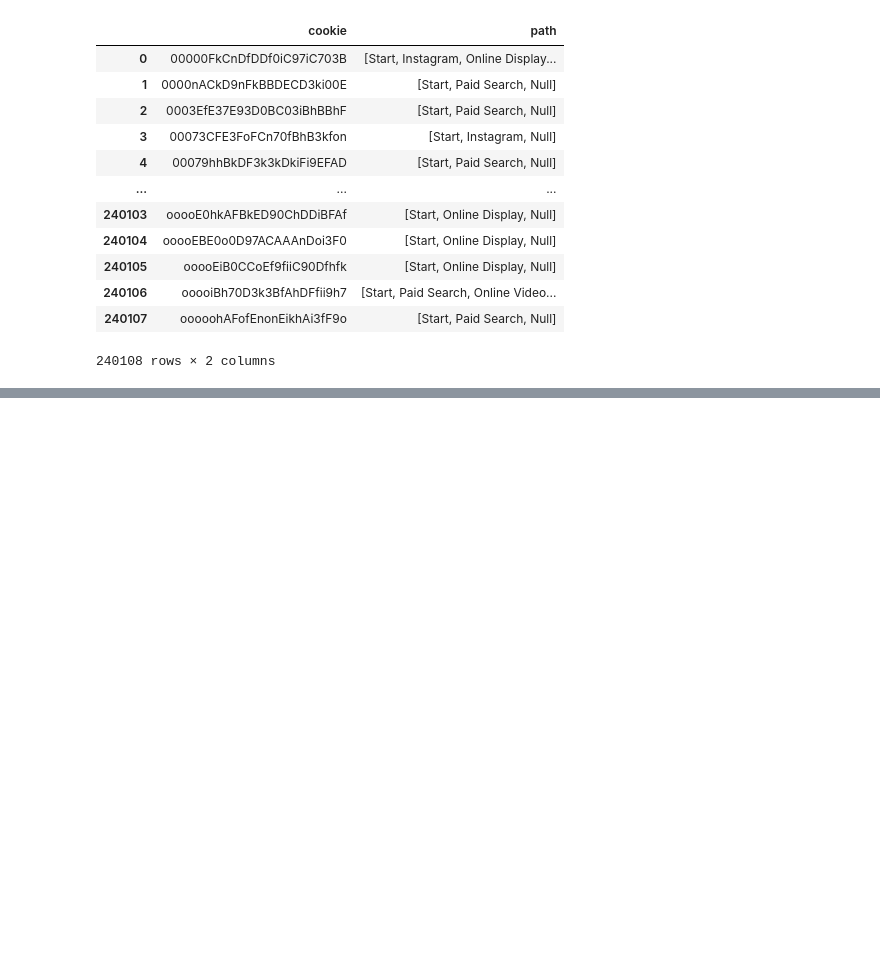
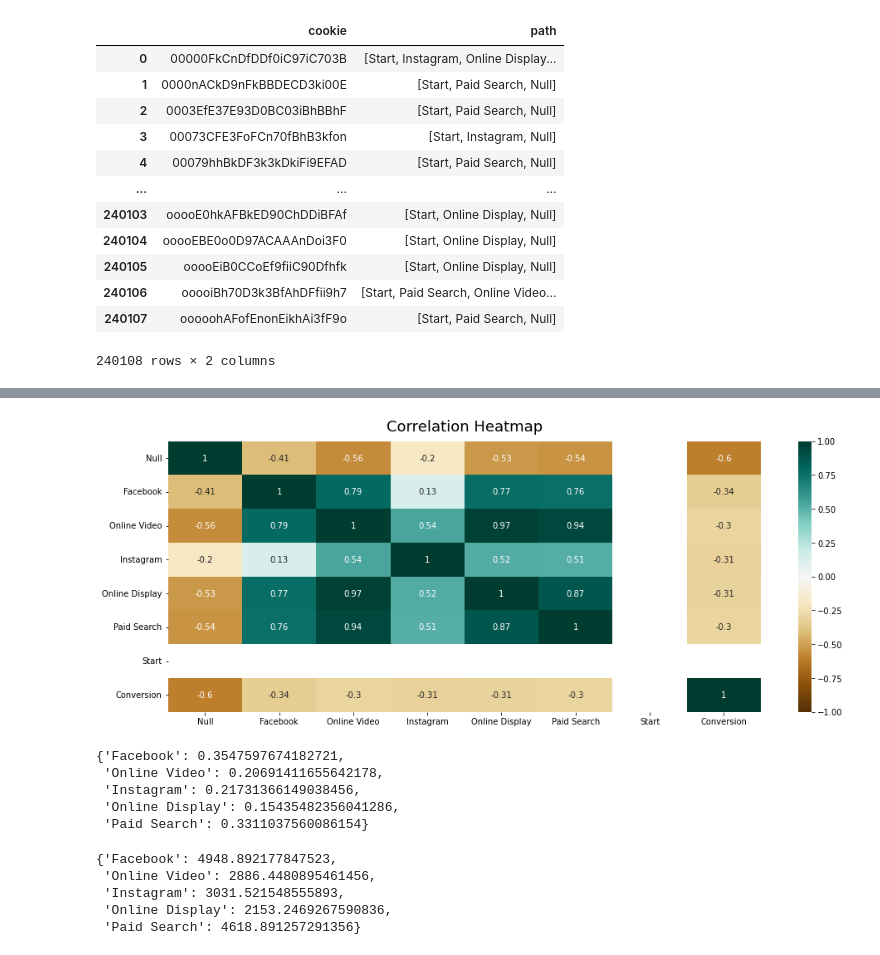
Before and after one commit to mikelvallejo/attribution-model, a Jupyter notebook: Notebook.ipynb, the cells around one changed output, grey strips where cells are left out. Saved outputs shown, nothing was run; the diff lists cells and outputs as text; code cells hidden in the pictures; blank space fills up the shorter version.

```diff
--- a/Notebook.ipynb
+++ b/Notebook.ipynb
@@ -66,0 +98,38 @@ df_paths
+# %%
+def transition_prob(trans_dict):
+    list_of_unique_channels = set(x for element in list_of_paths for x in element)
+    trans_prob = defaultdict(dict)
+    for state in list_of_unique_channels:
+        if state not in ['Conversion', 'Null']:
+            counter = 0
+            index = [i for i, s in enumerate(trans_dict) if state + '>' in s]
+            for col in index:
+                if trans_dict[list(trans_dict)[col]] > 0:
+                    counter += trans_dict[list(trans_dict)[col]]
+            for col in index:
+                if trans_dict[list(trans_dict)[col]] > 0:
+                    state_prob = float((trans_dict[list(trans_dict)[col]])) / float(counter)
+                    trans_prob[list(trans_dict)[col]] = state_prob
+
+    return trans_prob
+
+
+trans_prob = transition_prob(trans_states)
+# %%
+def transition_matrix(list_of_paths, transition_probabilities):
+    trans_matrix = pd.DataFrame()
+    list_of_unique_channels = set(x for element in list_of_paths for x in element)
+
+    for channel in list_of_unique_channels:
+        trans_matrix[channel] = 0.00
+        trans_matrix.loc[channel] = 0.00
+        trans_matrix.loc[channel][channel] = 1.0 if channel in ['Conversion', 'Null'] else 0.0
+
+    for key, value in transition_probabilities.items():
+        origin, destination = key.split('>')
+        trans_matrix.at[origin, destination] = value
+
+    return trans_matrix
+
+
+trans_matrix = transition_matrix(list_of_paths, trans_prob)
@@ -66,0 +148,6 @@ df_paths
+# %%
+plt.figure(figsize=(16, 6))
+heatmap = sns.heatmap(trans_matrix.corr(), vmin=-1, vmax=1, annot=True, cmap='BrBG')
+heatmap.set_title('Correlation Heatmap', fontdict={'fontsize':18}, pad=12);
+# %% [output]
+[figure, added]
@@ -66,0 +187,8 @@ df_paths
+# %%
+removal_effects_dict
+# %% [output]
+{'Facebook': 0.3547597674182721,
+ 'Online Video': 0.20691411655642178,
+ 'Instagram': 0.21731366149038456,
+ 'Online Display': 0.15435482356041286,
+ 'Paid Search': 0.3311037560086154}
@@ -66,0 +203,8 @@ df_paths
+# %%
+attributions
+# %% [output]
+{'Facebook': 4948.892177847523,
+ 'Online Video': 2886.4480895461456,
+ 'Instagram': 3031.521548555893,
+ 'Online Display': 2153.2469267590836,
+ 'Paid Search': 4618.891257291356}
```
Also changed, not shown: parts of 10 cells of this notebook.
